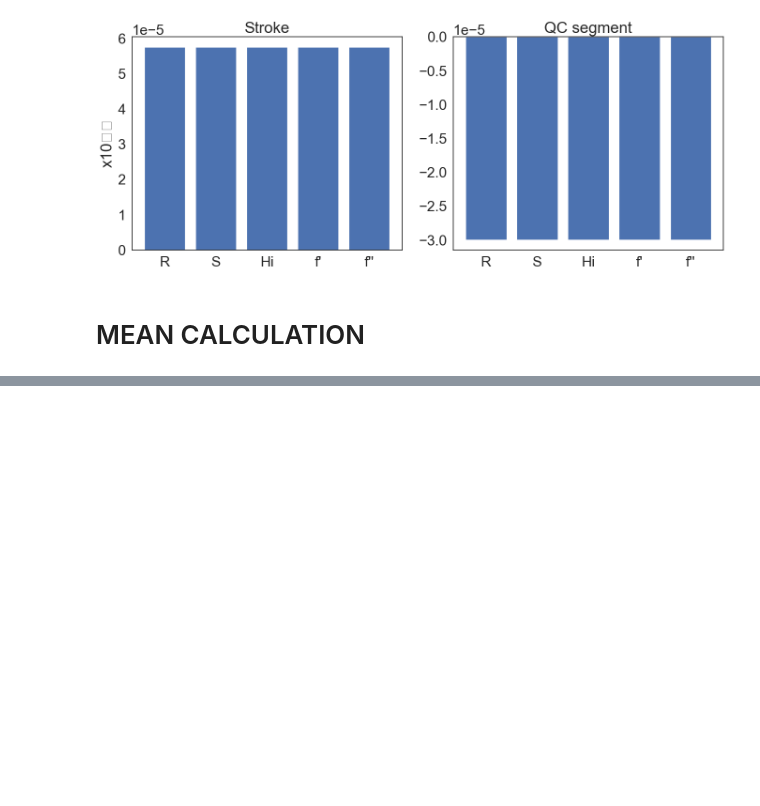
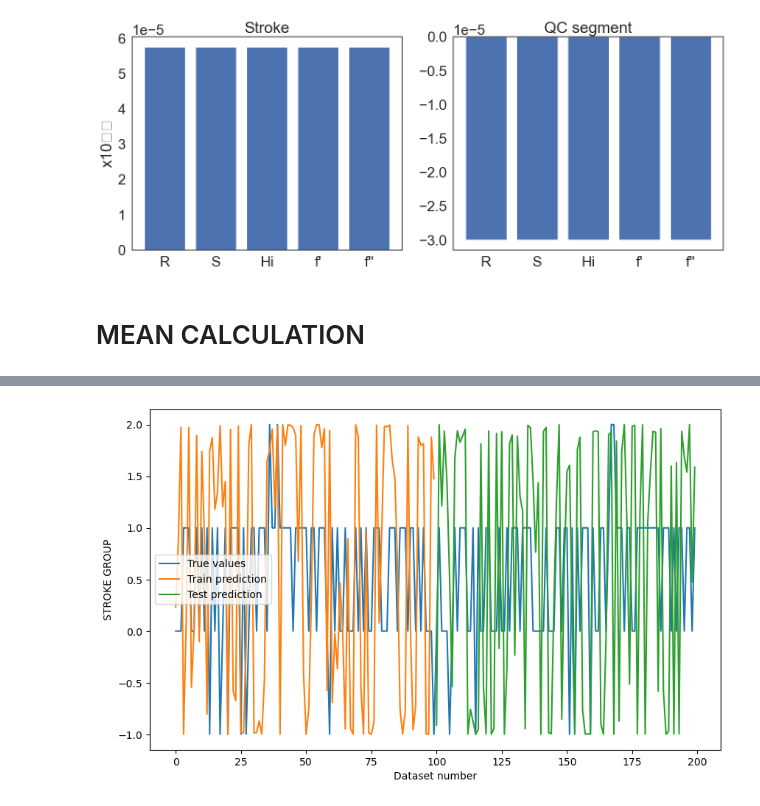
Before and after one commit to ng-anhhtuann/ecg-stroke-prediction, a Jupyter notebook: elderly-stroke/scripts/stroke_model_train.ipynb, the cells around one changed output, grey strips where cells are left out. Saved outputs shown, nothing was run; the diff lists cells and outputs as text; code cells hidden in the pictures; blank space fills up the shorter version.

```diff
--- a/elderly-stroke/scripts/stroke_model_train.ipynb
+++ b/elderly-stroke/scripts/stroke_model_train.ipynb
@@ -830,0 +699,80 @@ Epoch 1/50
+# %%
+X_train_metric = X_train[:100]
+y_train_metric = y_train[:100]
+
+X_test_metric = X_test[:100]
+y_test_metric = y_test[:100]
+
+train_predict = best_model.predict(X_train_metric)
+test_predict = best_model.predict(X_test_metric)
+
+print("Shapes:")
+print(f"train_predict: {train_predict.shape}, y_train: {y_train_metric.shape}")
+print(f"test_predict: {test_predict.shape}, y_test: {y_test_metric.shape}")
+
+y_train_eva = y_train_metric[:, 1].reshape(-1, 1)
+y_test_eva = y_test_metric[:, 1].reshape(-1, 1)
+train_predict = train_predict[:, 1].reshape(-1, 1)
+test_predict = test_predict[:, 1].reshape(-1, 1)
+
+scaler = MinMaxScaler()
+scaler.fit(y[:, 1].reshape(-1, 1))
+
+train_predict = scaler.inverse_transform(train_predict)
+train_true = scaler.inverse_transform(y_train_eva)
+test_predict = scaler.inverse_transform(test_predict)
+test_true = scaler.inverse_transform(y_test_eva)
+
+print("After inverse transform:")
+print(f"train_predict: {train_predict.shape}, train_true: {train_true.shape}")
+print(f"test_predict: {test_predict.shape}, test_true: {test_true.shape}")
+
+train_mae = mean_absolute_error(train_true, train_predict)
+test_mae = mean_absolute_error(test_true, test_predict)
+train_mape = mean_absolute_percentage_error(train_true, train_predict)
+test_mape = mean_absolute_percentage_error(test_true, test_predict)
+train_mse = mean_squared_error(train_true, train_predict)
+test_mse = mean_squared_error(test_true, test_predict)
+train_rmse = np.sqrt(train_mse)
+test_rmse = np.sqrt(test_mse)
+
+epsilon = np.finfo(float).eps
+train_true_safe = np.where(train_true == 0, epsilon, train_true)
+test_true_safe = np.where(test_true == 0, epsilon, test_true)
+train_rmspe = np.sqrt(np.mean(np.square((train_true - train_predict) / train_true_safe), axis=0))
+test_rmspe = np.sqrt(np.mean(np.square((test_true - test_predict) / test_true_safe), axis=0))
+
+print(f"Train MSE: {train_mse}")
+print(f"Test MSE: {test_mse}")
+print("____________________")
+print(f"Train MAE: {train_mae}")
+print(f"Test MAE: {test_mae}")
+print("____________________")
+print(f"Train MAPE: {train_mape}")
+print(f"Test MAPE: {test_mape}")
+print("____________________")
+print(f"Train RMSE: {train_rmse}")
+print(f"Test RMSE: {test_rmse}")
+print("____________________")
+print(f"Train RMSPE: {train_rmspe}")
+print(f"Test RMSPE: {test_rmspe}")
+
+train_predict_plot = np.empty_like(y[:, 1].reshape(-1, 1))
+train_predict_plot[:, :] = np.nan
+train_predict_plot[:len(train_predict), :] = train_predict
+
+test_predict_plot = np.empty_like(y[:, 1].reshape(-1, 1))
+test_predict_plot[:, :] = np.nan
+test_predict_plot[len(train_predict):len(train_predict) + len(test_predict), :] = test_predict
+
+true_values = y[:200, 1].reshape(-1, 1)
+
+plt.figure(figsize=(10, 6))
+plt.xlabel("Dataset number")
+plt.ylabel("STROKE GROUP")
+plt.plot(true_values, label="True values")
+plt.plot(train_predict_plot, label="Train prediction")
+plt.plot(test_predict_plot, label="Test prediction")
+plt.legend()
+plt.show()
+# %% [output]
@@ -830,0 +796 @@ Epoch 1/50
+[figure, added]
```
Also changed, not shown: parts of 15 cells of this notebook, 13 other files.
